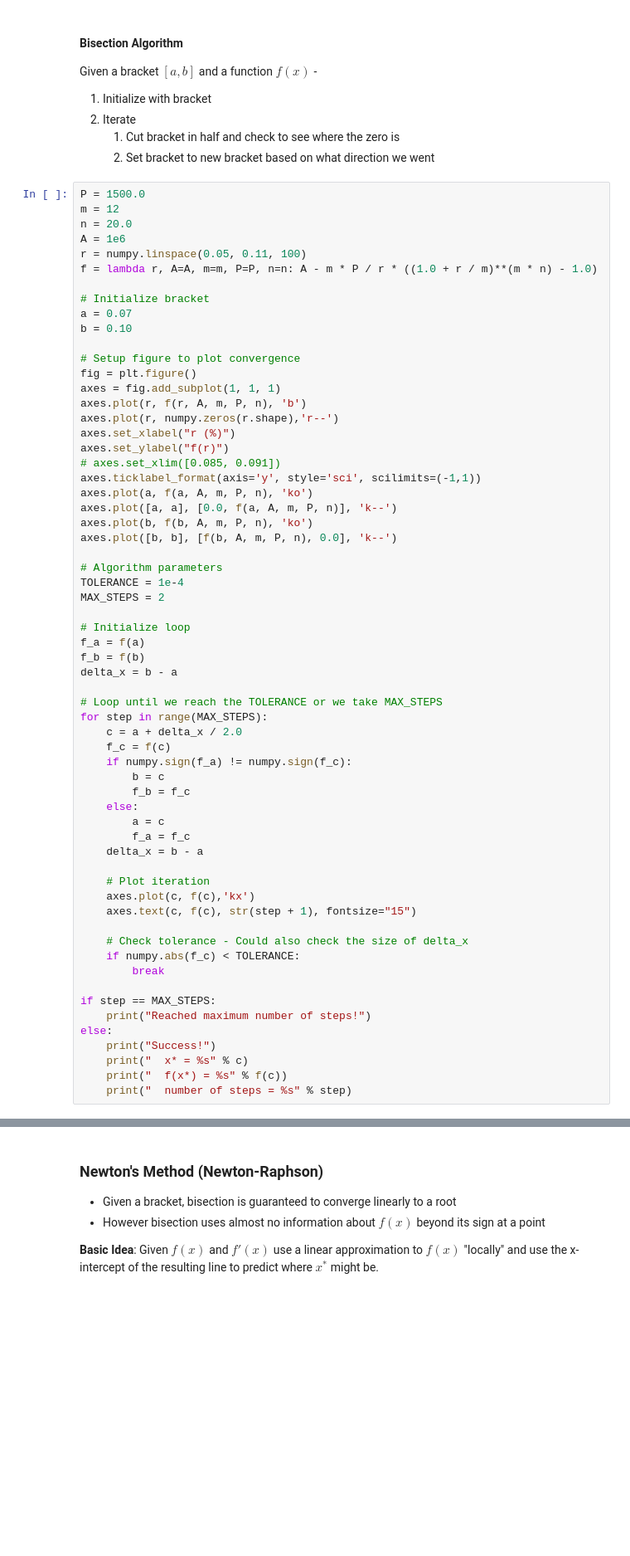
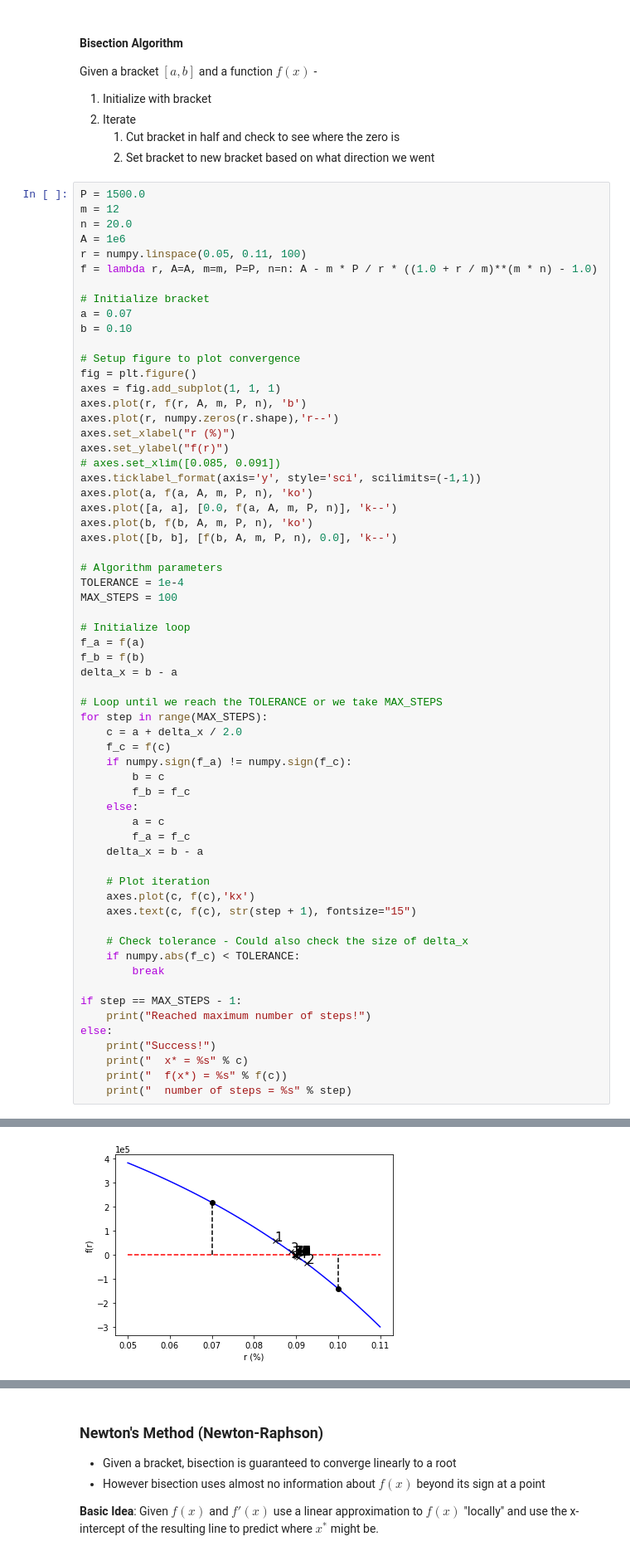
Before and after one commit to mandli/intro-numerical-methods, a Jupyter notebook: 05_root_finding_optimization.ipynb, the cells around one changed output, grey strips where cells are left out. Shown at 83% size. Cells and saved outputs as stored; diff of their text form; blank space fills up the shorter version.

```diff
--- a/05_root_finding_optimization.ipynb
+++ b/05_root_finding_optimization.ipynb
@@ -440,7 +511,7 @@ axes.plot([b, b], [f(b, A, m, P, n), 0.0], 'k--')
 
 # Algorithm parameters
 TOLERANCE = 1e-4
-MAX_STEPS = 2
+MAX_STEPS = 100
 
 # Initialize loop
 f_a = f(a)
@@ -467,10 +538,11 @@ for step in range(MAX_STEPS):
     if numpy.abs(f_c) < TOLERANCE:
         break
 
-if step == MAX_STEPS:
+if step == MAX_STEPS - 1:
     print("Reached maximum number of steps!")
 else:
     print("Success!")
     print("  x* = %s" % c)
     print("  f(x*) = %s" % f(c))
     print("  number of steps = %s" % step)
+# %% [output]
@@ -477,3 +553,4 @@ else:
+[figure, added]
 # %% [markdown]
 #### Convergence of Bisection
 
```
Also changed, not shown: parts of 9 cells of this notebook.
